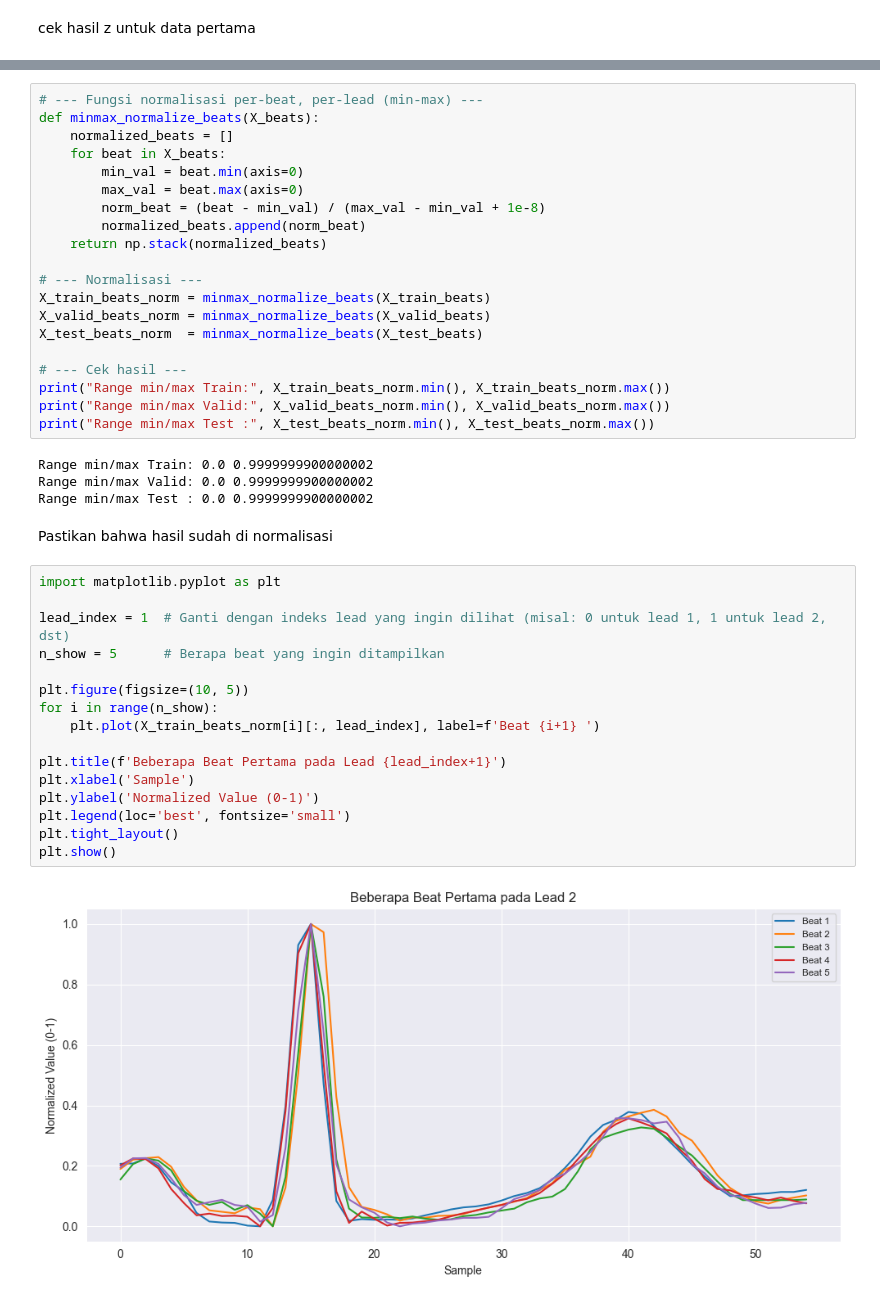
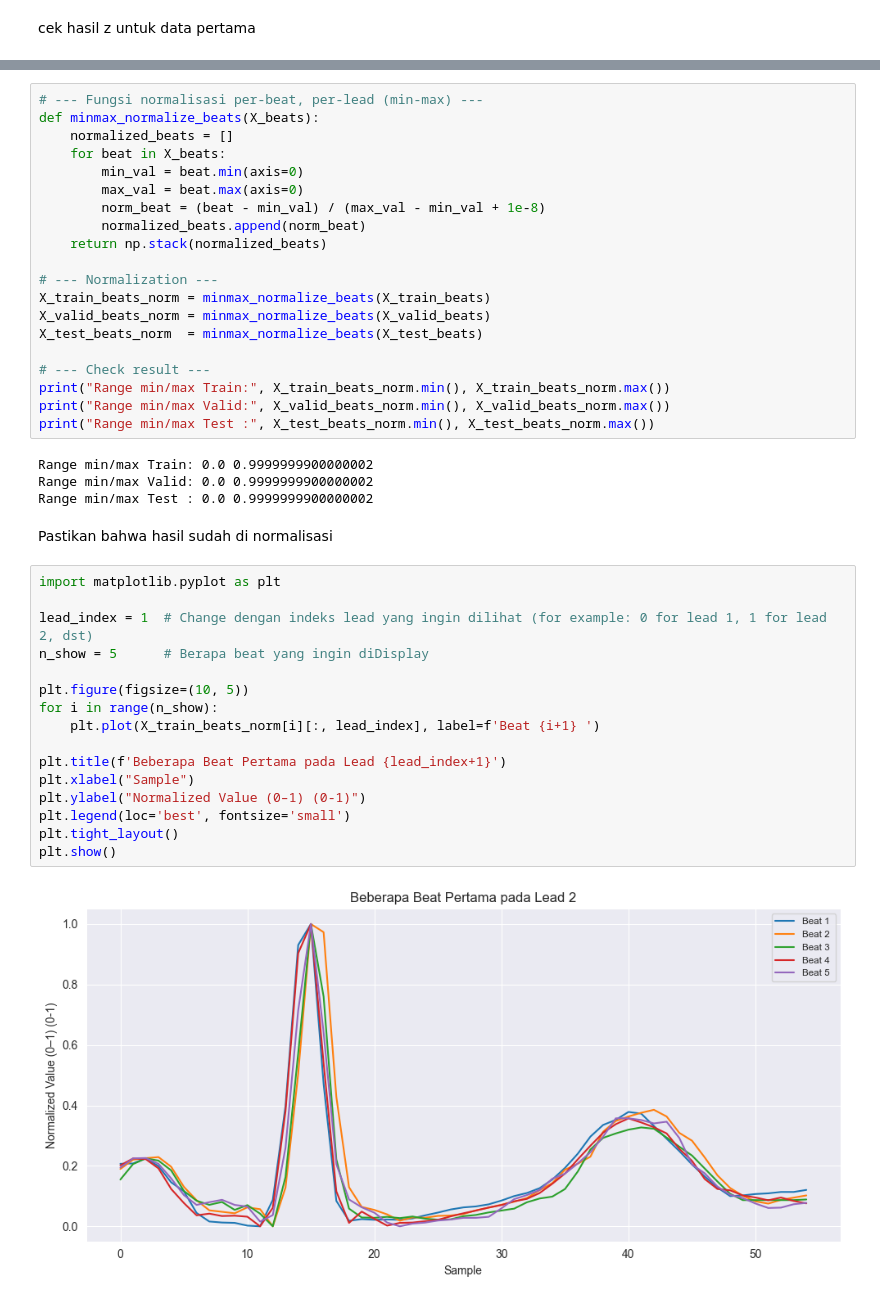
Before and after one commit to NugrohoRahmanto/TugasAkhir-Thesis, a Jupyter notebook: cnn-lstm.ipynb, the cells around one changed output, grey strips where cells are left out. Drawn from its saved outputs; the diff is of its cells as text.

```diff
--- a/cnn-lstm.ipynb
+++ b/cnn-lstm.ipynb
@@ -547,12 +549,12 @@ def minmax_normalize_beats(X_beats):
         normalized_beats.append(norm_beat)
     return np.stack(normalized_beats)
 
-# --- Normalisasi ---
+# --- Normalization ---
 X_train_beats_norm = minmax_normalize_beats(X_train_beats)
 X_valid_beats_norm = minmax_normalize_beats(X_valid_beats)
 X_test_beats_norm  = minmax_normalize_beats(X_test_beats)
 
-# --- Cek hasil ---
+# --- Check result ---
 print("Range min/max Train:", X_train_beats_norm.min(), X_train_beats_norm.max())
 print("Range min/max Valid:", X_valid_beats_norm.min(), X_valid_beats_norm.max())
 print("Range min/max Test :", X_test_beats_norm.min(), X_test_beats_norm.max())
@@ -565,18 +567,18 @@ Pastikan bahwa hasil sudah di normalisasi
 # %%
 import matplotlib.pyplot as plt
 
-lead_index = 1  # Ganti dengan indeks lead yang ingin dilihat (misal: 0 untuk lead 1, 1 untuk lead 2, dst)
-n_show = 5      # Berapa beat yang ingin ditampilkan
+lead_index = 1  # Change dengan indeks lead yang ingin dilihat (for example: 0 for lead 1, 1 for lead 2, dst)
+n_show = 5      # Berapa beat yang ingin diDisplay
 
 plt.figure(figsize=(10, 5))
 for i in range(n_show):
     plt.plot(X_train_beats_norm[i][:, lead_index], label=f'Beat {i+1} ')
 
 plt.title(f'Beberapa Beat Pertama pada Lead {lead_index+1}')
-plt.xlabel('Sample')
-plt.ylabel('Normalized Value (0-1)')
+plt.xlabel("Sample")
+plt.ylabel("Normalized Value (0–1) (0-1)")
 plt.legend(loc='best', fontsize='small')
 plt.tight_layout()
 plt.show()
 # %% [output]
-[figure, old version]
+[figure, new version]
```
Also changed, not shown: parts of 26 cells of this notebook, 10 other files.
